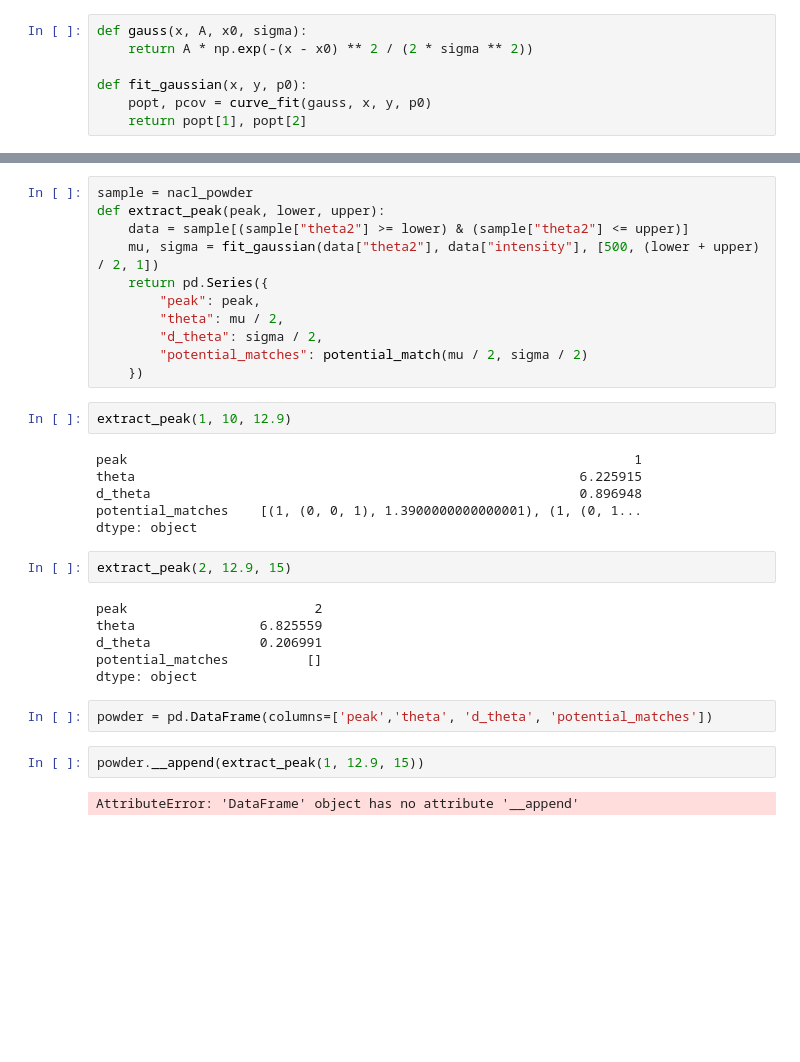
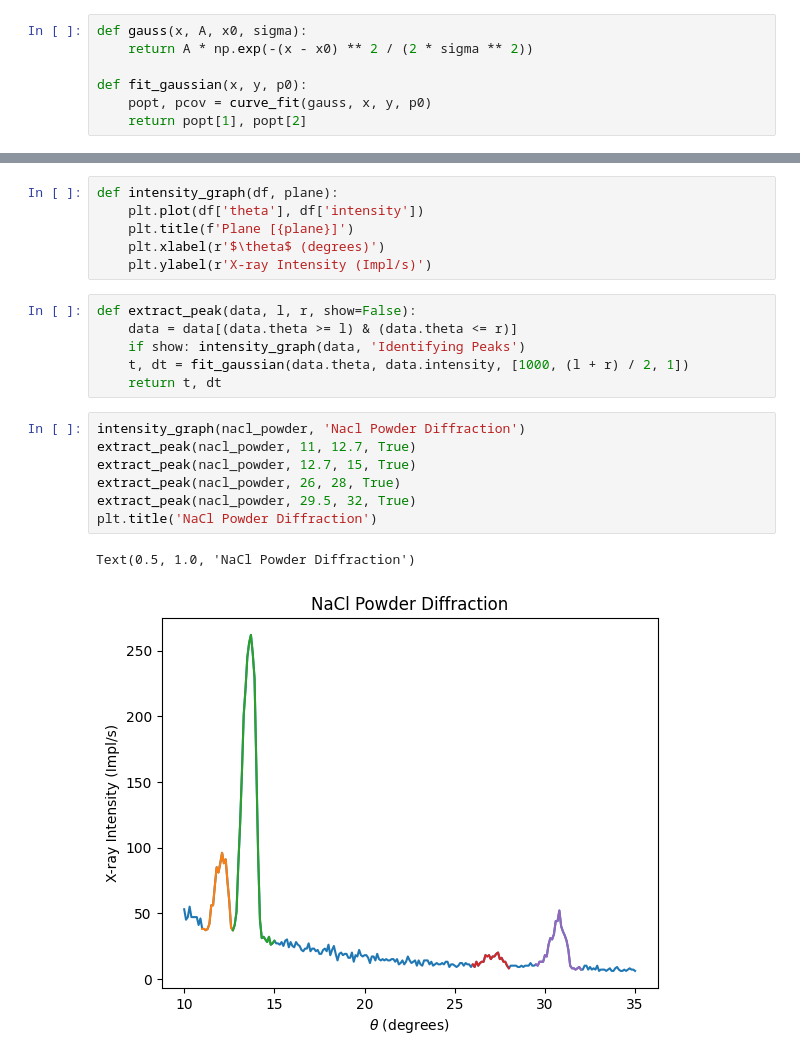
Before and after one commit to RoyZhenLongLim/PHYS3112, a Jupyter notebook: AXRD/experiment_2.ipynb, the cells around one changed output, grey strips where cells are left out. Drawn from its saved outputs; the diff is of its cells as text; blank space fills up the shorter version.

```diff
--- a/AXRD/experiment_2.ipynb
+++ b/AXRD/experiment_2.ipynb
@@ -51,33 +53,22 @@ Text(0.5, 1.0, 'NaCl Powder Diffraction')
-# %%
-sample = nacl_powder
-def extract_peak(peak, lower, upper):
-    data = sample[(sample["theta2"] >= lower) & (sample["theta2"] <= upper)]
-    mu, sigma = fit_gaussian(data["theta2"], data["intensity"], [500, (lower + upper) / 2, 1])
-    return pd.Series({
-        "peak": peak,
-        "theta": mu / 2,
-        "d_theta": sigma / 2,
-        "potential_matches": potential_match(mu / 2, sigma / 2)
-    })
-# %%
-extract_peak(1, 10, 12.9)
-# %% [output]
-peak                                                                 1
-theta                                                         6.225915
-d_theta                                                       0.896948
-potential_matches    [(1, (0, 0, 1), 1.3900000000000001), (1, (0, 1...
-dtype: object
-# %%
-extract_peak(2, 12.9, 15)
-# %% [output]
-peak                        2
-theta                6.825559
-d_theta              0.206991
-potential_matches          []
-dtype: object
-# %%
-powder = pd.DataFrame(columns=['peak','theta', 'd_theta', 'potential_matches'])
-# %%
-powder.__append(extract_peak(1, 12.9, 15))
-# %% [output]
-AttributeError: 'DataFrame' object has no attribute '__append'
+# %%
+def intensity_graph(df, plane):
+    plt.plot(df['theta'], df['intensity'])
+    plt.title(f'Plane [{plane}]')
+    plt.xlabel(r'$\theta$ (degrees)')
+    plt.ylabel(r'X-ray Intensity (Impl/s)')
+# %%
+def extract_peak(data, l, r, show=False):
+    data = data[(data.theta >= l) & (data.theta <= r)]
+    if show: intensity_graph(data, 'Identifying Peaks')
+    t, dt = fit_gaussian(data.theta, data.intensity, [1000, (l + r) / 2, 1])
+    return t, dt
+# %%
+intensity_graph(nacl_powder, 'Nacl Powder Diffraction')
+extract_peak(nacl_powder, 11, 12.7, True)
+extract_peak(nacl_powder, 12.7, 15, True)
+extract_peak(nacl_powder, 26, 28, True)
+extract_peak(nacl_powder, 29.5, 32, True)
+plt.title('NaCl Powder Diffraction')
+# %% [output]
+Text(0.5, 1.0, 'NaCl Powder Diffraction')
+[figure, added]
```
Also changed, not shown: parts of 7 cells of this notebook, 16 other files.
